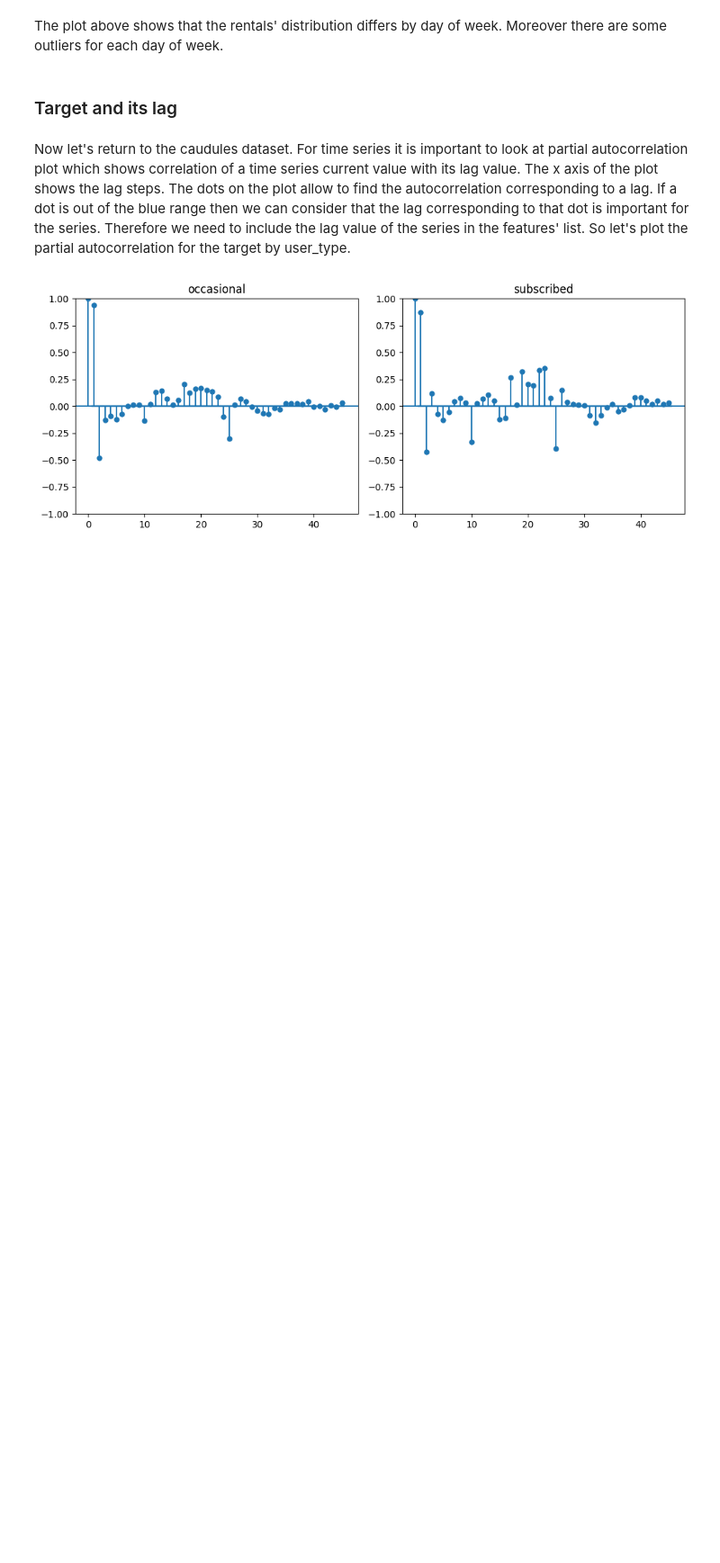
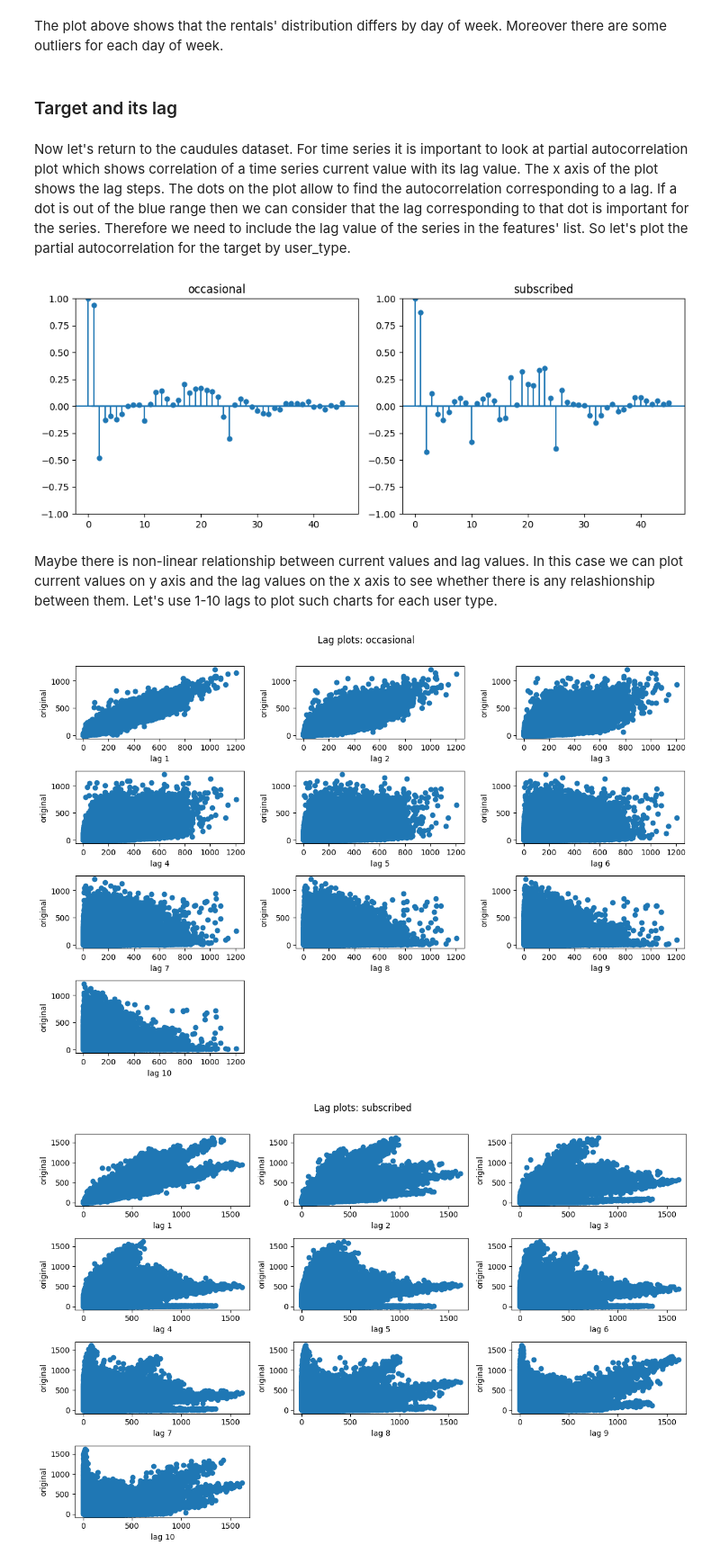
Before and after one commit to VaheC/MH_BicycleDemand_Hackathon, a Jupyter notebook: eda.ipynb, the cells around one changed output. Shown at 90% size. Cells and saved outputs as stored; diff of their text form; code cells hidden in the pictures; blank space fills up the shorter version.

Commit message:
add target lag plots

```diff
--- a/eda.ipynb
+++ b/eda.ipynb
@@ -552,3 +555,31 @@ for user_type in train_df['User_type'].unique():
 plt.tight_layout()
 # %% [output]
 [figure]
+# %% [markdown]
+Maybe there is non-linear relationship between current values and lag values. In this case we can plot current values on y axis and the lag values on the x axis to see whether there is any relashionship between them. Let's use 1-10 lags to plot such charts for each user type.
+# %%
+for user_type in train_df['User_type'].unique():
+
+    fig = plt.figure(figsize=(12, 8))
+
+    subplot_idx = 0
+
+    temp_df = train_df[train_df['User_type']==user_type]
+
+    for i in range(1, 11):
+
+        temp_df[f'lag{i}_Rental_Bicycles_Count'] = temp_df['Rental_Bicycles_Count'].shift(i)
+
+        subplot_idx += 1
+
+        plt.subplot(4, 3, subplot_idx)
+
+        plt.scatter(temp_df['Rental_Bicycles_Count'], temp_df[f'lag{i}_Rental_Bicycles_Count'])
+        plt.xlabel(f"lag {i}")
+        plt.ylabel('original')
+        plt.suptitle(f"Lag plots: {user_type}", y=1.01)
+
+    plt.tight_layout()
+# %% [output]
+[figure, added]
+[figure, added]
```
Also changed, not shown: parts of 2 cells of this notebook.
